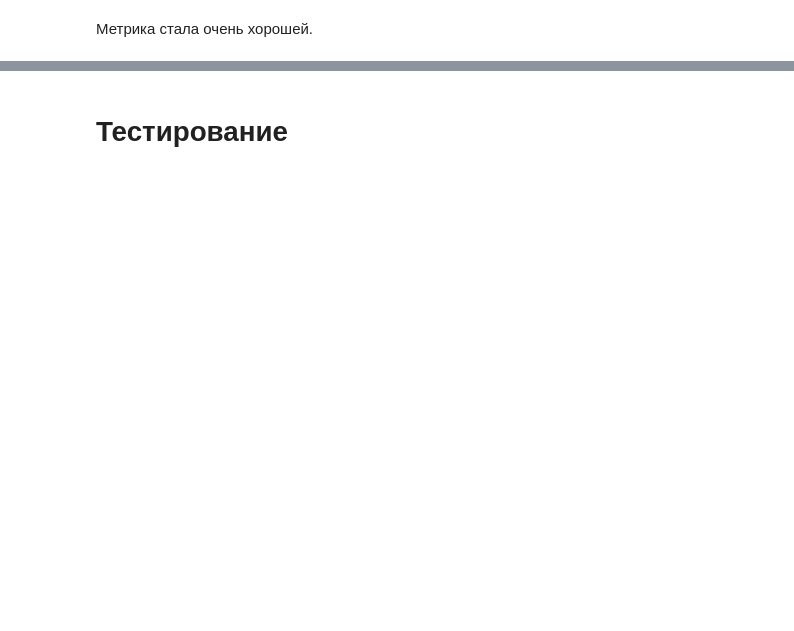
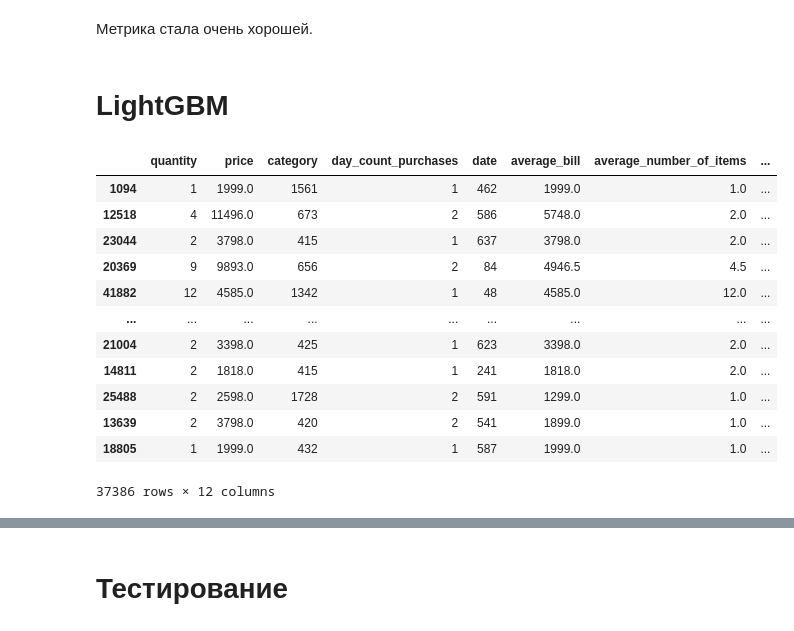
Before and after one commit to OlesyaPav/Technical_task_marketing, a Jupyter notebook: project-13_master_2.ipynb, the cells around one changed output, grey strips where cells are left out. Cells and saved outputs as stored; diff of their text form; code cells hidden in the pictures; blank space fills up the shorter version.

```diff
--- a/project-13_master_2.ipynb
+++ b/project-13_master_2.ipynb
@@ -2618,2 +2612,20 @@ print('Метрика ROC-AUC для лучшей модели:\n', rn_over.best
 # %% [markdown]
 Метрика стала очень хорошей.
+# %% [markdown]
+# LightGBM
+# %%
+X_train
+# %% [output]
+|  | quantity | price | category | day_count_purchases | date | average_bill | average_number_of_items | ... |
+| 1094 | 1 | 1999.0 | 1561 | 1 | 462 | 1999.0 | 1.0 | ... |
+| 12518 | 4 | 11496.0 | 673 | 2 | 586 | 5748.0 | 2.0 | ... |
+| 23044 | 2 | 3798.0 | 415 | 1 | 637 | 3798.0 | 2.0 | ... |
+| 20369 | 9 | 9893.0 | 656 | 2 | 84 | 4946.5 | 4.5 | ... |
+| 41882 | 12 | 4585.0 | 1342 | 1 | 48 | 4585.0 | 12.0 | ... |
+| ... | ... | ... | ... | ... | ... | ... | ... | ... |
+| 21004 | 2 | 3398.0 | 425 | 1 | 623 | 3398.0 | 2.0 | ... |
+| 14811 | 2 | 1818.0 | 415 | 1 | 241 | 1818.0 | 2.0 | ... |
+| 25488 | 2 | 2598.0 | 1728 | 2 | 591 | 1299.0 | 1.0 | ... |
+| 13639 | 2 | 3798.0 | 420 | 2 | 541 | 1899.0 | 1.0 | ... |
+| 18805 | 1 | 1999.0 | 432 | 1 | 587 | 1999.0 | 1.0 | ... |
+37386 rows × 12 columns
```
Also changed, not shown: parts of 19 cells of this notebook, 1 other file.
